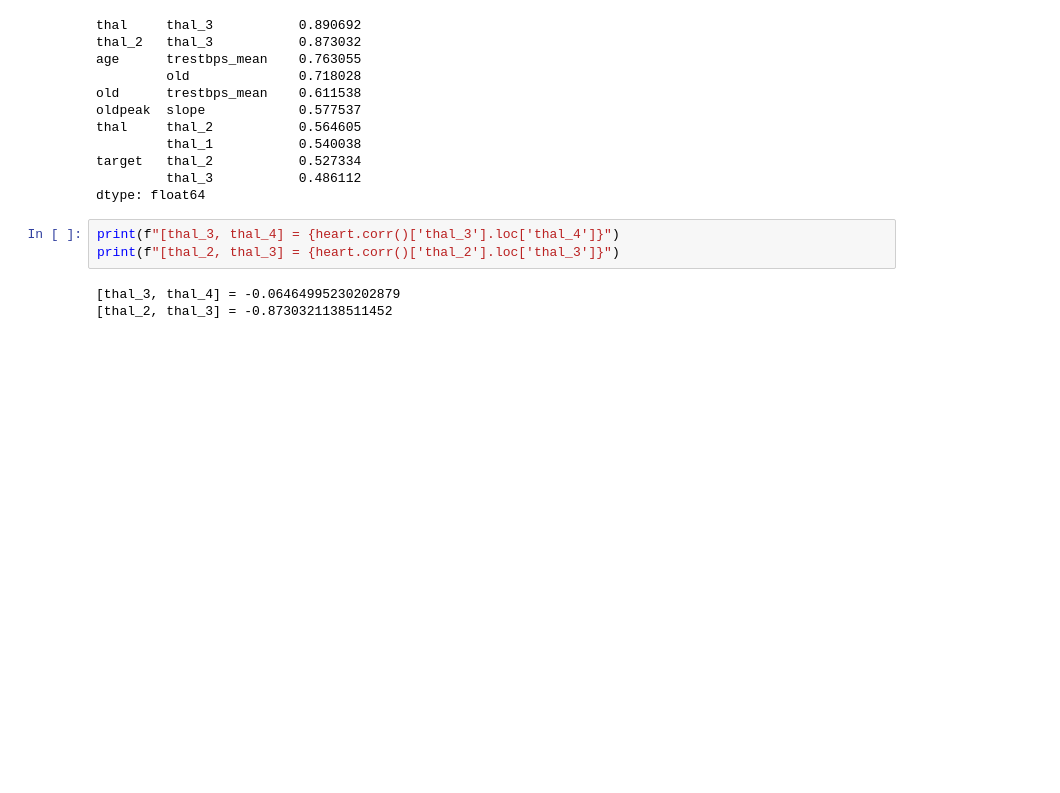
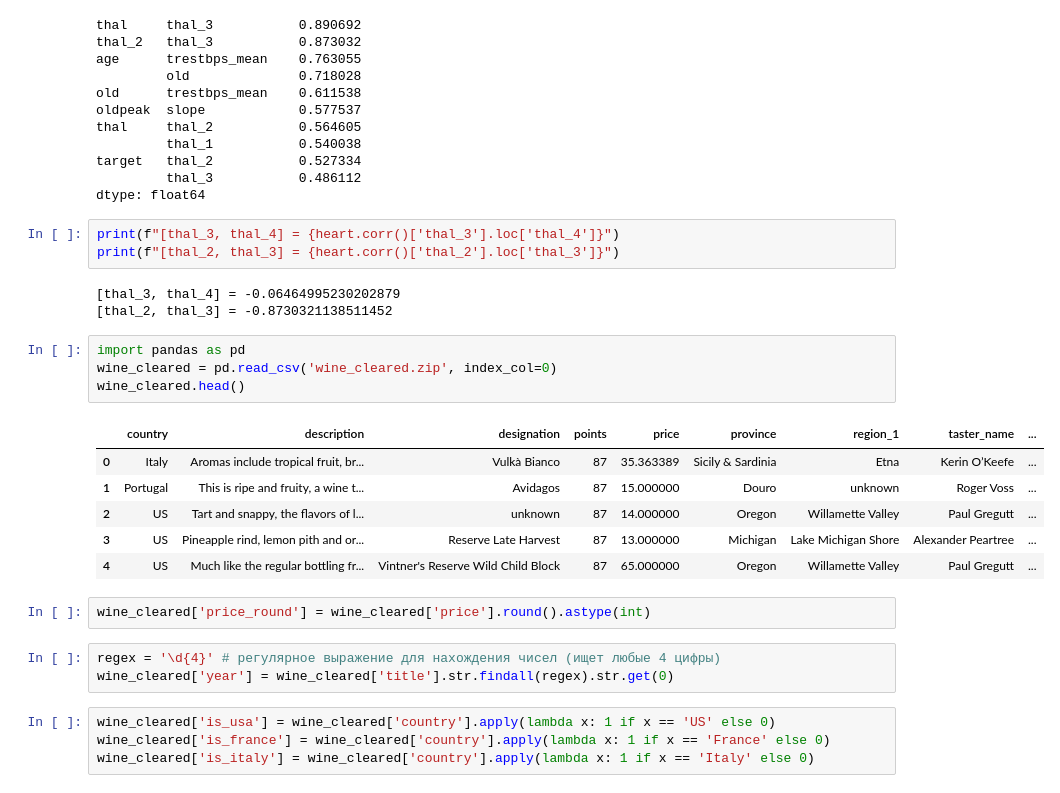
Before and after one commit to hoittoken/Python, a Jupyter notebook: Py/EDA/eda_3_FE/eda_3_lecture.ipynb, the cells around one changed output. Saved outputs shown, nothing was run; the diff lists cells and outputs as text; blank space fills up the shorter version.

```diff
--- a/Py/EDA/eda_3_FE/eda_3_lecture.ipynb
+++ b/Py/EDA/eda_3_FE/eda_3_lecture.ipynb
@@ -1376,3 +1376,23 @@ print(f"[thal_2, thal_3] = {heart.corr()['thal_2'].loc['thal_3']}")
 # %% [output]
 [thal_3, thal_4] = -0.06464995230202879
 [thal_2, thal_3] = -0.8730321138511452
+# %%
+import pandas as pd
+wine_cleared = pd.read_csv('wine_cleared.zip', index_col=0)
+wine_cleared.head()
+# %% [output]
+|  | country | description | designation | points | price | province | region_1 | taster_name | ... |
+| 0 | Italy | Aromas include tropical fruit, br... | Vulkà Bianco | 87 | 35.363389 | Sicily & Sardinia | Etna | Kerin O’Keefe | ... |
+| 1 | Portugal | This is ripe and fruity, a wine t... | Avidagos | 87 | 15.000000 | Douro | unknown | Roger Voss | ... |
+| 2 | US | Tart and snappy, the flavors of l... | unknown | 87 | 14.000000 | Oregon | Willamette Valley | Paul Gregutt | ... |
+| 3 | US | Pineapple rind, lemon pith and or... | Reserve Late Harvest | 87 | 13.000000 | Michigan | Lake Michigan Shore | Alexander Peartree | ... |
+| 4 | US | Much like the regular bottling fr... | Vintner's Reserve Wild Child Block | 87 | 65.000000 | Oregon | Willamette Valley | Paul Gregutt | ... |
+# %%
+wine_cleared['price_round'] = wine_cleared['price'].round().astype(int)
+# %%
+regex = '\d{4}' # регулярное выражение для нахождения чисел (ищет любые 4 цифры)
+wine_cleared['year'] = wine_cleared['title'].str.findall(regex).str.get(0)
+# %%
+wine_cleared['is_usa'] = wine_cleared['country'].apply(lambda x: 1 if x == 'US' else 0)
+wine_cleared['is_france'] = wine_cleared['country'].apply(lambda x: 1 if x == 'France' else 0)
+wine_cleared['is_italy'] = wine_cleared['country'].apply(lambda x: 1 if x == 'Italy' else 0)
```
Also changed, not shown: parts of 12 cells of this notebook, 3 other files.
